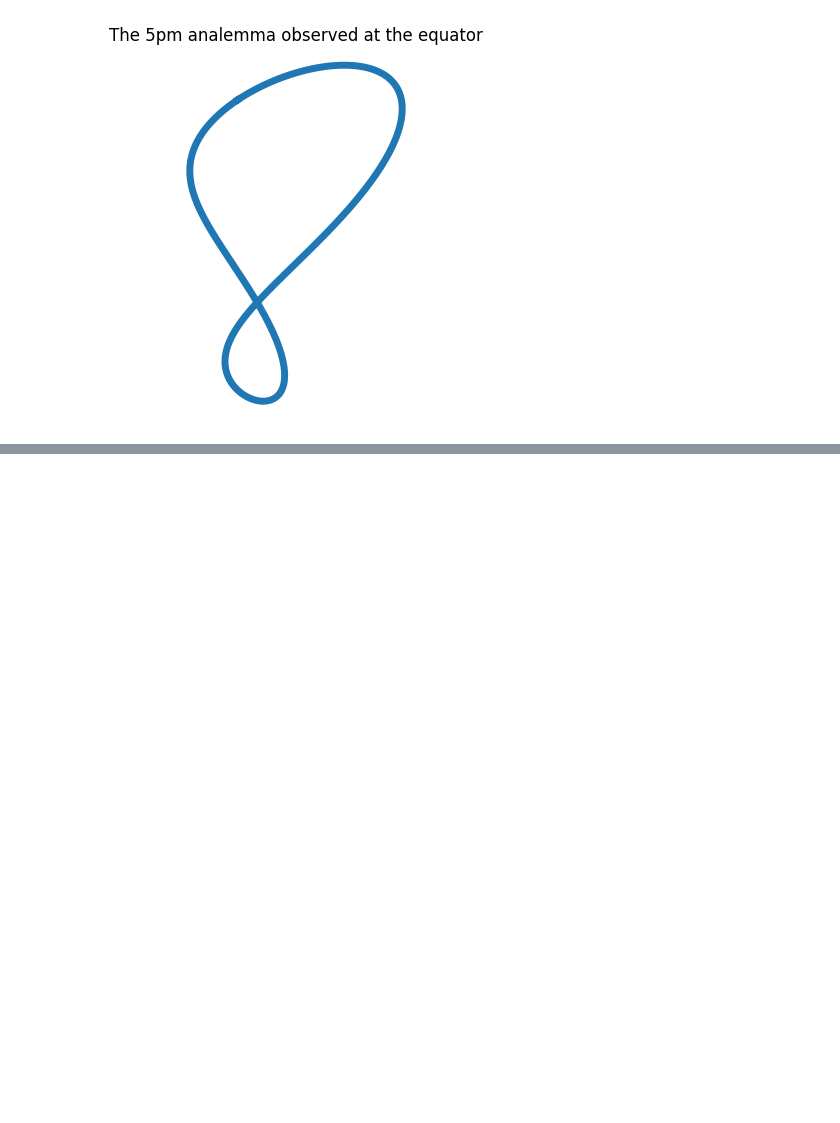
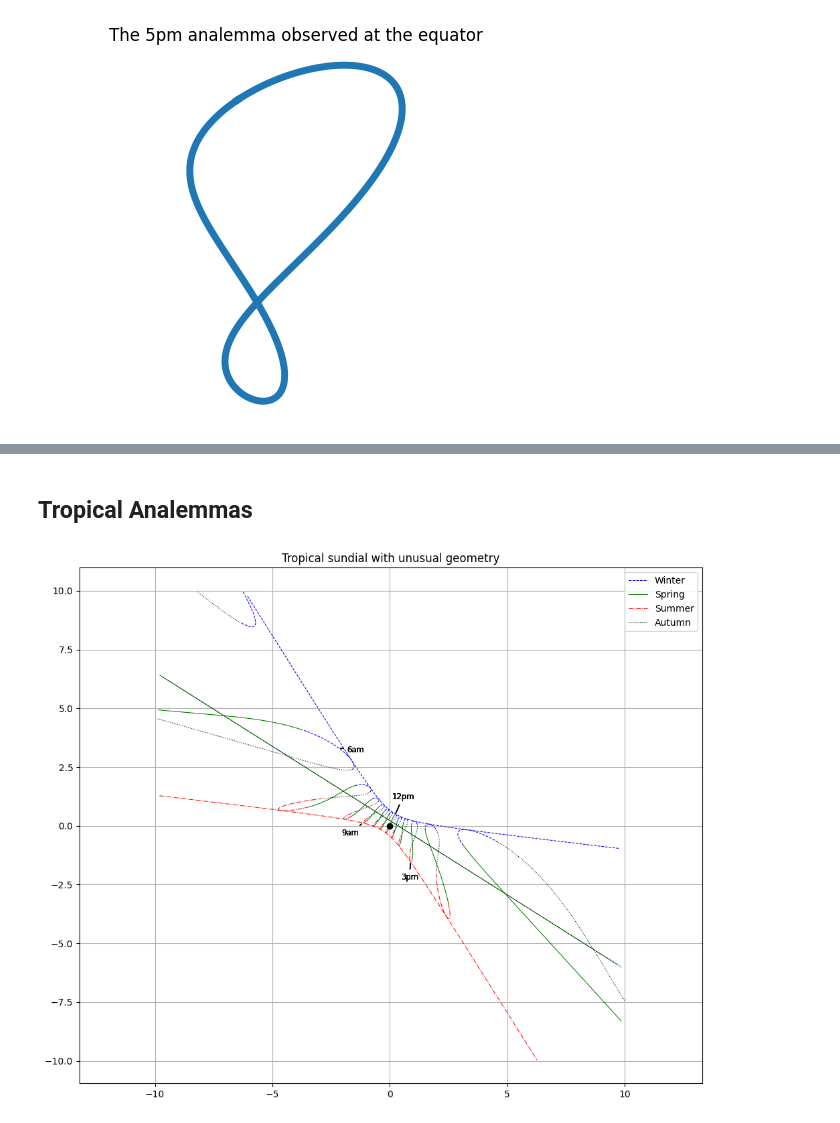
Before and after one commit to russellgoyder/analemma, a Jupyter notebook: docs/nb/sundial_plots.ipynb, the cells around one changed output, grey strips where cells are left out. Saved outputs shown, nothing was run; the diff lists cells and outputs as text; code cells hidden in the pictures; blank space fills up the shorter version.

Commit message:
Added tropical and arctic dials and split out day time

```diff
--- a/docs/nb/sundial_plots.ipynb
+++ b/docs/nb/sundial_plots.ipynb
@@ -108,0 +45,12 @@ Text(0.5, 1.0, 'Analemmatic sundial in Cambridge, UK')
+# %% [markdown]
+## Tropical Analemmas
+# %%
+tropicaldial = aplot.DialParameters(theta=100/180*pi, iota=20/180*pi, i=-15/180*pi, d=30/180*pi)
+
+fig, ax = plt.subplots(figsize=(12, 10))
+ax.grid()
+ax.axis("equal")
+
+aplot.plot_hourly_analemmas(ax, earth, tropicaldial, "Tropical sundial with unusual geometry")
+# %% [output]
+[figure, added]
```
Also changed, not shown: parts of 10 cells of this notebook, 2 other files.
